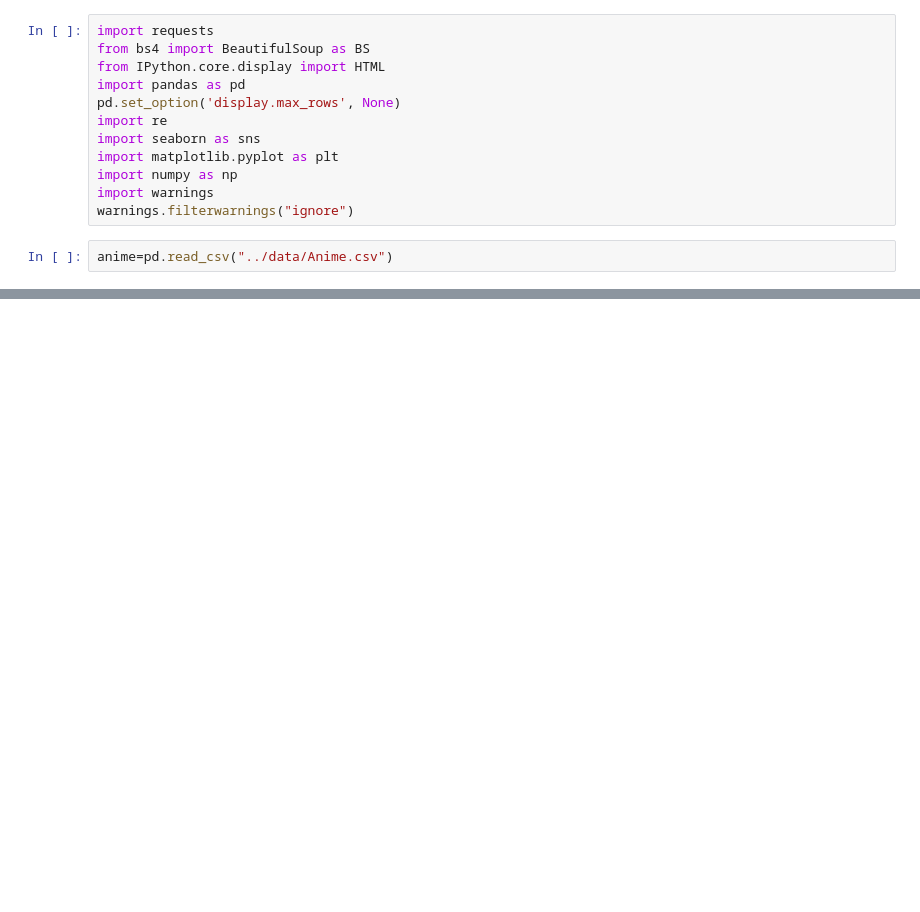
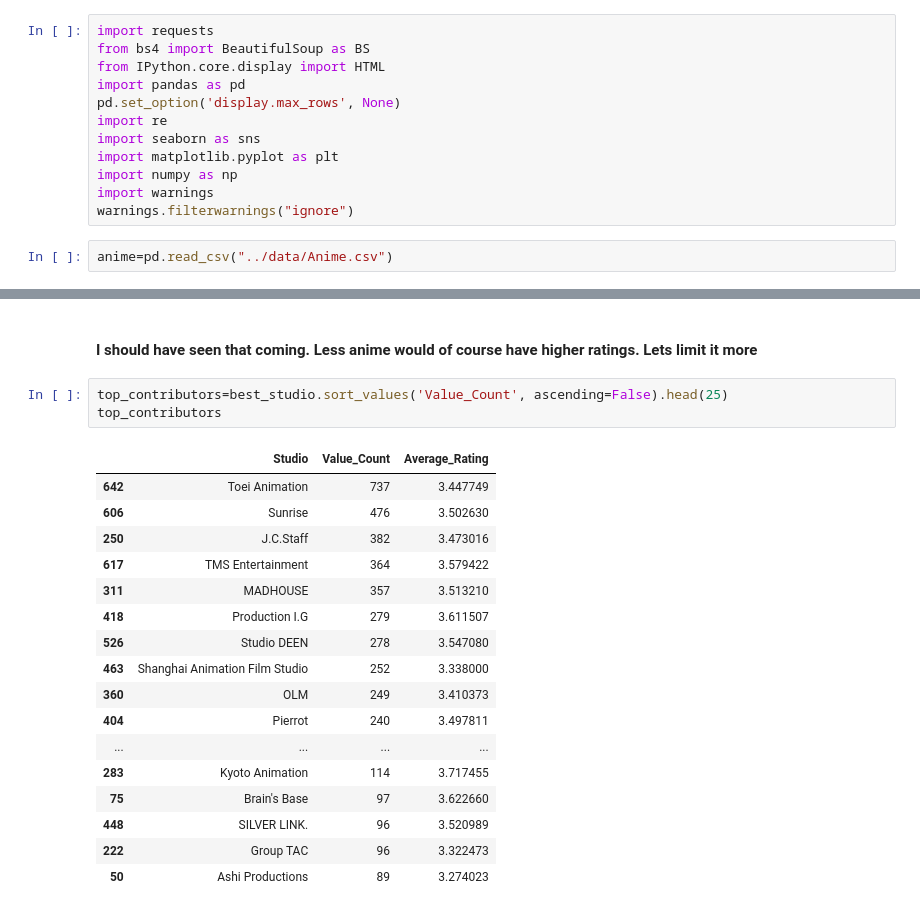
Before and after one commit to Cuiweiyi/manhua, a Jupyter notebook: notebook/Anime_of_2022.ipynb, the cells around one changed output, grey strips where cells are left out. Drawn from its saved outputs; the diff is of its cells as text; blank space fills up the shorter version.

```diff
--- a/notebook/Anime_of_2022.ipynb
+++ b/notebook/Anime_of_2022.ipynb
@@ -23,0 +75,23 @@ anime.head()
+# %% [markdown]
+#### I should have seen that coming. Less anime would of course have higher ratings. Lets limit it more
+# %%
+top_contributors=best_studio.sort_values('Value_Count', ascending=False).head(25)
+top_contributors
+# %% [output]
+|  | Studio | Value_Count | Average_Rating |
+| 642 | Toei Animation | 737 | 3.447749 |
+| 606 | Sunrise | 476 | 3.502630 |
+| 250 | J.C.Staff | 382 | 3.473016 |
+| 617 | TMS Entertainment | 364 | 3.579422 |
+| 311 | MADHOUSE | 357 | 3.513210 |
+| 418 | Production I.G | 279 | 3.611507 |
+| 526 | Studio DEEN | 278 | 3.547080 |
+| 463 | Shanghai Animation Film Studio | 252 | 3.338000 |
+| 360 | OLM | 249 | 3.410373 |
+| 404 | Pierrot | 240 | 3.497811 |
+| ... | ... | ... | ... |
+| 283 | Kyoto Animation | 114 | 3.717455 |
+| 75 | Brain's Base | 97 | 3.622660 |
+| 448 | SILVER LINK. | 96 | 3.520989 |
+| 222 | Group TAC | 96 | 3.322473 |
+| 50 | Ashi Productions | 89 | 3.274023 |
```
Also changed, not shown: parts of 12 cells of this notebook.
